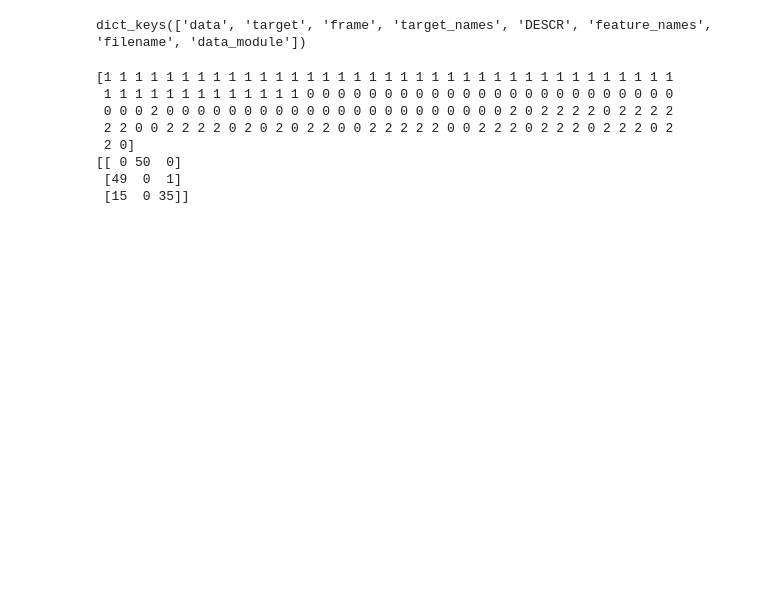
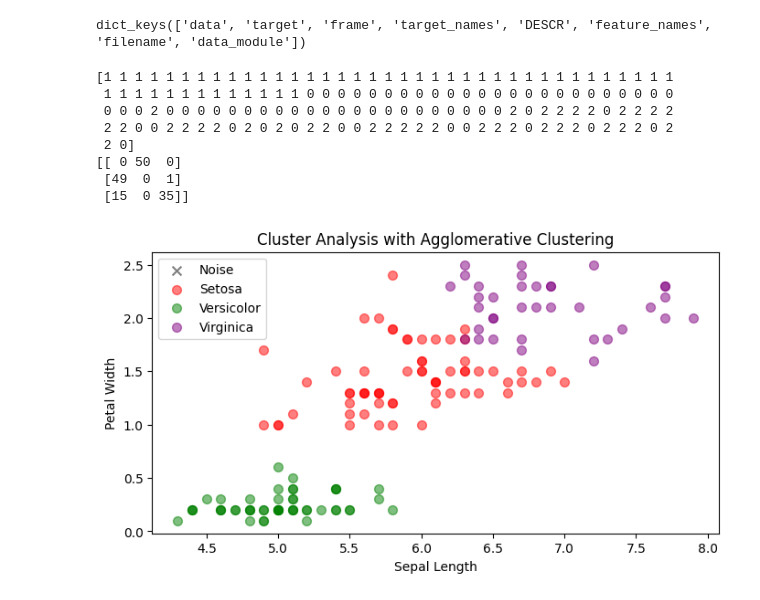
Before and after one commit to luizhtc/aiml-learning, a Jupyter notebook: Clustering/AgglomerativeClustering.ipynb, the cells around one changed output. Cells and saved outputs as stored; diff of their text form; code cells hidden in the pictures; blank space fills up the shorter version.

Commit message:
feat: new plots in clustering notebooks

```diff
--- a/Clustering/AgglomerativeClustering.ipynb
+++ b/Clustering/AgglomerativeClustering.ipynb
@@ -22,3 +25,7 @@ print(results)
 [[ 0 50  0]
  [49  0  1]
  [15  0 35]]
+# %%
+plot_cluster(iris.data, agglo_labels, 'Cluster Analysis with Agglomerative Clustering')
+# %% [output]
+[figure, added]
```
Also changed, not shown: parts of 2 cells of this notebook.
